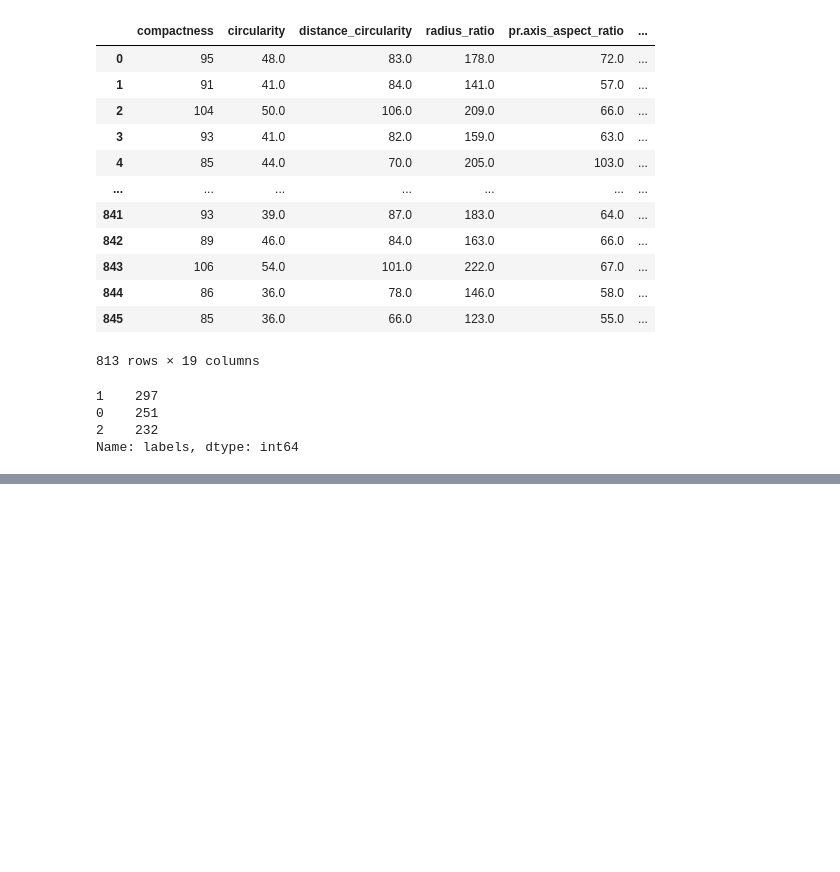
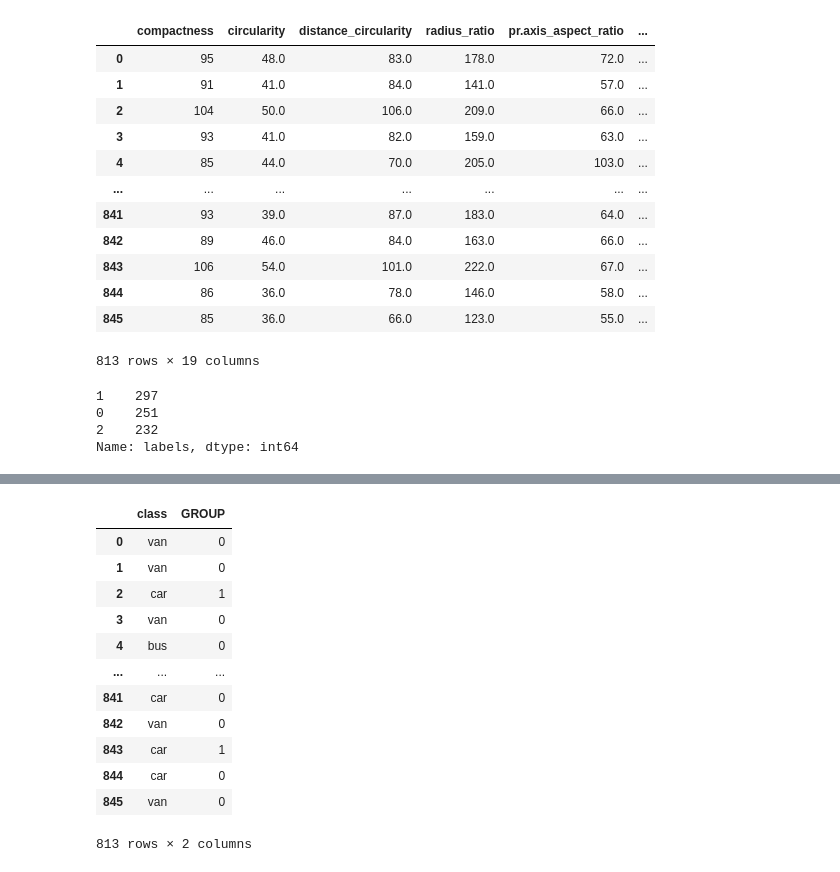
Before and after one commit to asiermarin/Sistemas.Inteligentes, a Jupyter notebook: Opcional.2/amf_opcional.ipynb, the cells around one changed output, grey strips where cells are left out. Saved outputs shown, nothing was run; the diff lists cells and outputs as text; code cells hidden in the pictures; blank space fills up the shorter version.

```diff
--- a/Opcional.2/amf_opcional.ipynb
+++ b/Opcional.2/amf_opcional.ipynb
@@ -208,0 +230,8 @@ from mpl_toolkits.mplot3d import Axes3D
+# %%
+final_model = KMeans(2)
+final_model.fit(X_standarD)
+prediction = final_model.predict(X_standarD)
+
+vehiculo["GROUP"] = prediction
+print("Grupos asignados: \n")
+vehiculo.head()
@@ -208,0 +246,16 @@ from mpl_toolkits.mplot3d import Axes3D
+# %%
+vehiculo[["class", "GROUP"]]
+# %% [output]
+|  | class | GROUP |
+| 0 | van | 0 |
+| 1 | van | 0 |
+| 2 | car | 1 |
+| 3 | van | 0 |
+| 4 | bus | 0 |
+| ... | ... | ... |
+| 841 | car | 0 |
+| 842 | van | 0 |
+| 843 | car | 1 |
+| 844 | car | 0 |
+| 845 | van | 0 |
+813 rows × 2 columns
```
Also changed, not shown: parts of 2 cells of this notebook, 3 other files.
